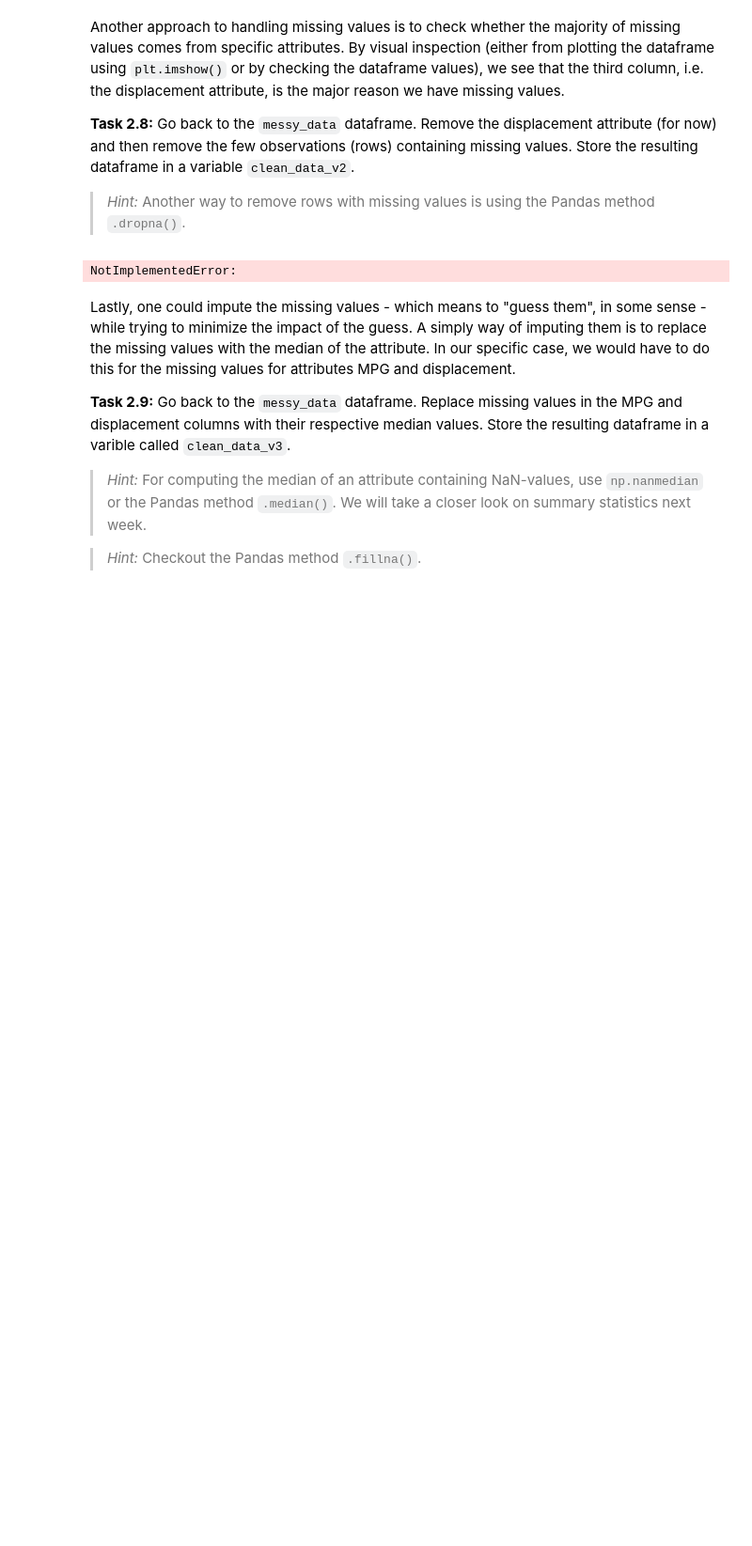
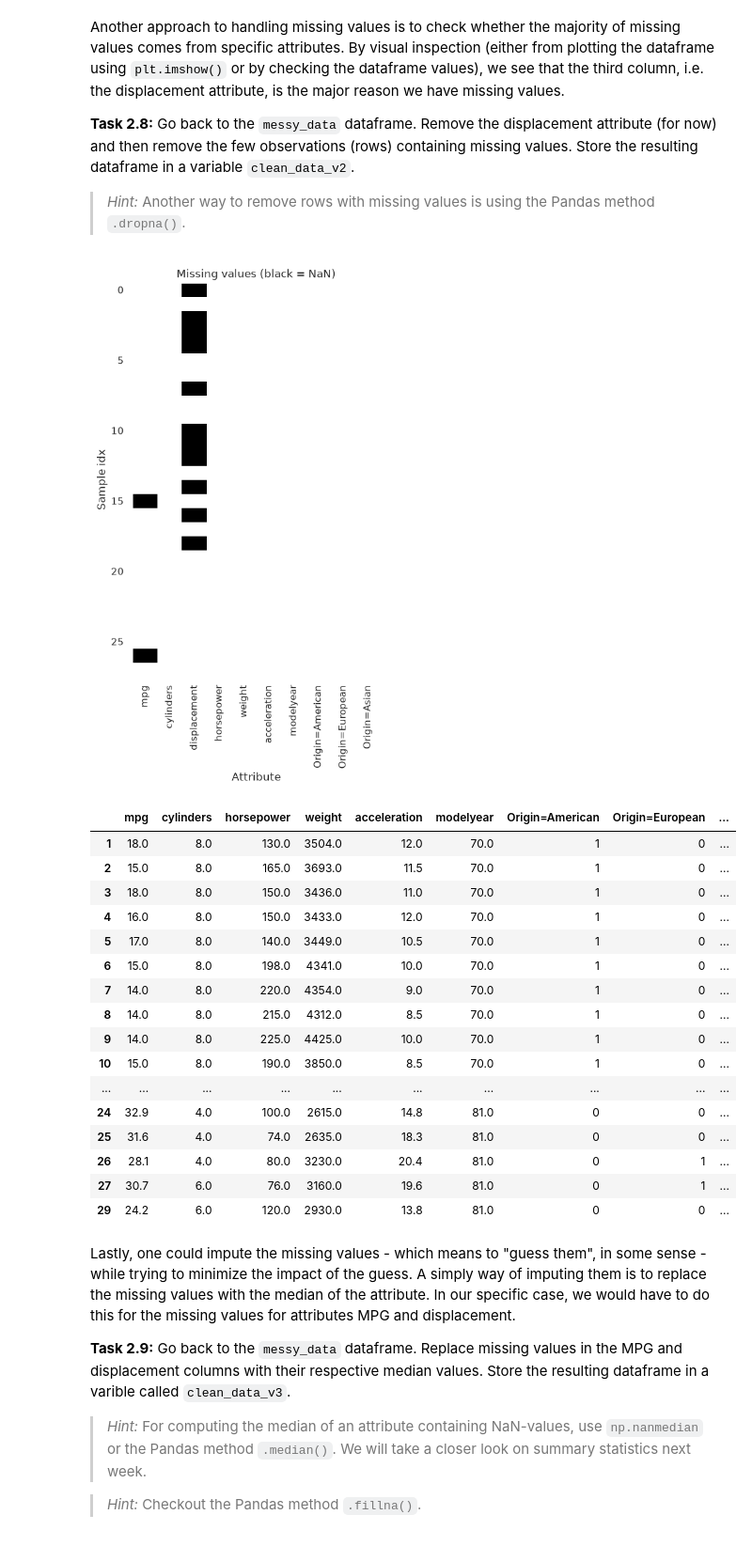
Before and after one commit to NicolaiNielsen/02452exercises, a Jupyter notebook: week1/exercise1.ipynb, the cells around one changed output. Shown at 94% size. Drawn from its saved outputs; the diff is of its cells as text; code cells hidden in the pictures; blank space fills up the shorter version.

```diff
--- a/week1/exercise1.ipynb
+++ b/week1/exercise1.ipynb
@@ -514,18 +515,45 @@ Another approach to handling missing values is to check whether the majority of
 **Task 2.8:** Go back to the `messy_data` dataframe. Remove the displacement attribute (for now) and then remove the few observations (rows) containing missing values. Store the resulting dataframe in a variable `clean_data_v2`.
 > *Hint:* Another way to remove rows with missing values is using the Pandas method `.dropna()`.
 # %%
-# YOUR CODE HERE
-raise NotImplementedError()
+mask = messy_data.isna()          # boolean DataFrame, same shape as messy_data
 
+fig, ax = plt.subplots(figsize=(5, 8))
+ax.imshow(mask, aspect='auto', interpolation='nearest', cmap='gray_r')
+ax.set_xticks(np.arange(mask.shape[1]))
+ax.set_xticklabels(mask.columns, rotation=90)
+ax.set_xlabel("Attribute")
+ax.set_ylabel("Sample idx")
+ax.set_title("Missing values (black = NaN)")
+ax.grid(False)
+plt.show()
+
+clean_data_v2 = messy_data.drop(columns='displacement').dropna()
 # Check the shape of the cleaned data
 N, M = clean_data_v2.shape
 assert N == 26, "There should be 26 samples in the cleaned messy dataset after removing displacement."
 assert M == 9, "There should be 9 features in the cleaned messy dataset after removing displacement."
 
 # Display the cleaned dataframe
 clean_data_v2
 # %% [output]
-NotImplementedError:
+[figure, added]
+|  | mpg | cylinders | horsepower | weight | acceleration | modelyear | Origin=American | Origin=European | ... |
+| 1 | 18.0 | 8.0 | 130.0 | 3504.0 | 12.0 | 70.0 | 1 | 0 | ... |
+| 2 | 15.0 | 8.0 | 165.0 | 3693.0 | 11.5 | 70.0 | 1 | 0 | ... |
+| 3 | 18.0 | 8.0 | 150.0 | 3436.0 | 11.0 | 70.0 | 1 | 0 | ... |
+| 4 | 16.0 | 8.0 | 150.0 | 3433.0 | 12.0 | 70.0 | 1 | 0 | ... |
+| 5 | 17.0 | 8.0 | 140.0 | 3449.0 | 10.5 | 70.0 | 1 | 0 | ... |
+| 6 | 15.0 | 8.0 | 198.0 | 4341.0 | 10.0 | 70.0 | 1 | 0 | ... |
+| 7 | 14.0 | 8.0 | 220.0 | 4354.0 | 9.0 | 70.0 | 1 | 0 | ... |
+| 8 | 14.0 | 8.0 | 215.0 | 4312.0 | 8.5 | 70.0 | 1 | 0 | ... |
+| 9 | 14.0 | 8.0 | 225.0 | 4425.0 | 10.0 | 70.0 | 1 | 0 | ... |
+| 10 | 15.0 | 8.0 | 190.0 | 3850.0 | 8.5 | 70.0 | 1 | 0 | ... |
+| ... | ... | ... | ... | ... | ... | ... | ... | ... | ... |
+| 24 | 32.9 | 4.0 | 100.0 | 2615.0 | 14.8 | 81.0 | 0 | 0 | ... |
+| 25 | 31.6 | 4.0 | 74.0 | 2635.0 | 18.3 | 81.0 | 0 | 0 | ... |
+| 26 | 28.1 | 4.0 | 80.0 | 3230.0 | 20.4 | 81.0 | 0 | 1 | ... |
+| 27 | 30.7 | 6.0 | 76.0 | 3160.0 | 19.6 | 81.0 | 0 | 1 | ... |
+| 29 | 24.2 | 6.0 | 120.0 | 2930.0 | 13.8 | 81.0 | 0 | 0 | ... |
 # %% [markdown]
 Lastly, one could impute the missing values - which means to "guess them", in some sense - while trying to minimize the impact of the guess. A simply way of imputing them is to replace the missing values with the median of the attribute. In our specific case, we would have to do this for the missing values for attributes MPG and displacement.
 
```
Also changed, not shown: parts of 9 cells of this notebook.
